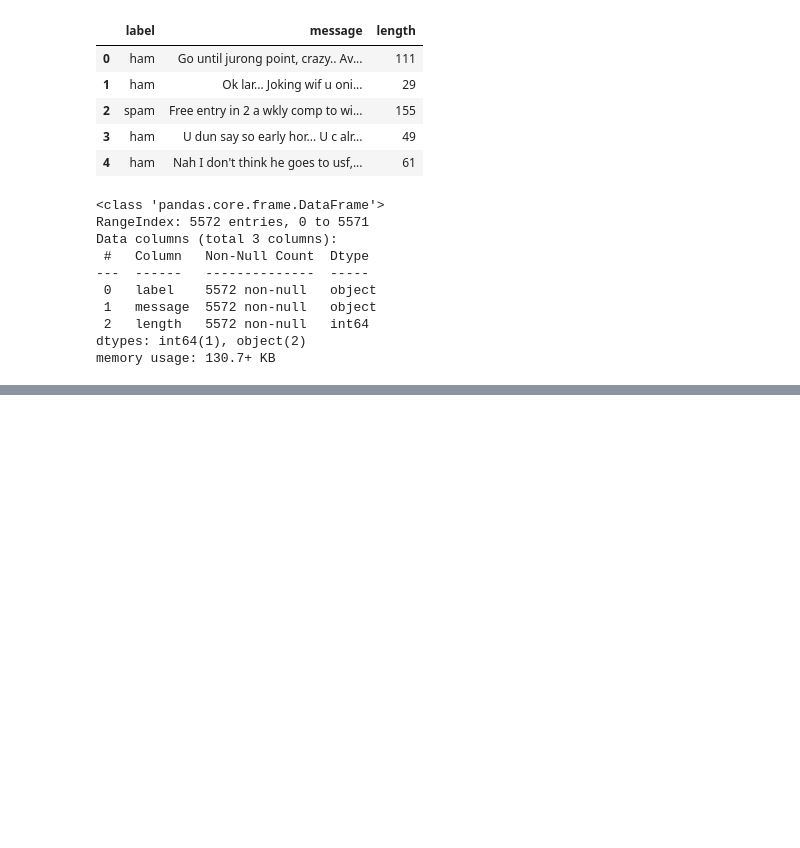
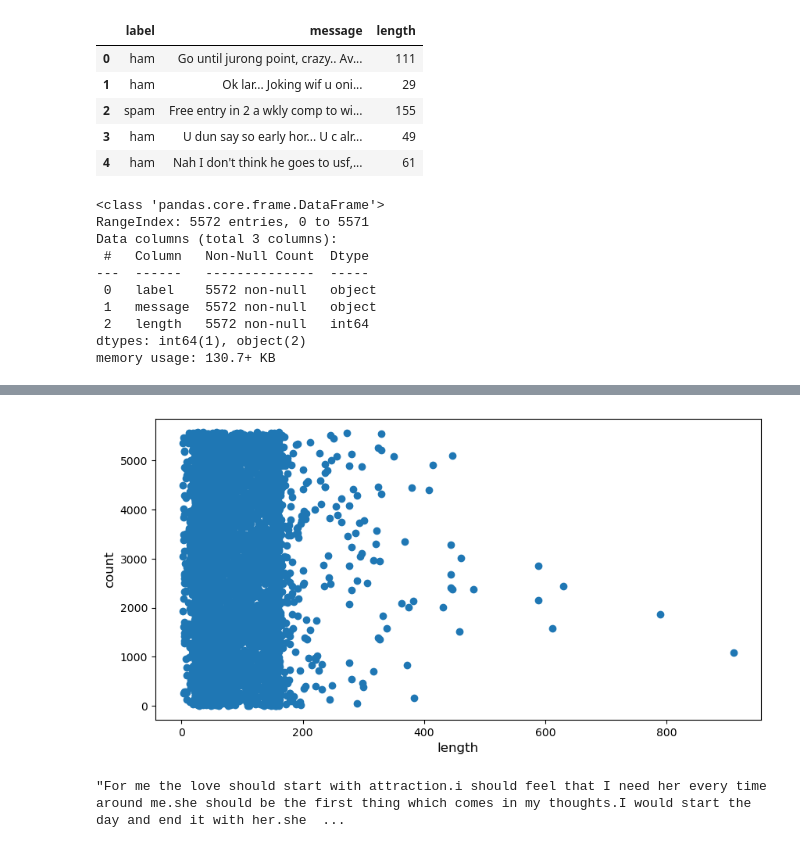
Before and after one commit to burakarabacioglu/Vodafone-ML-Internship-Portfolio, a Jupyter notebook: Sms_Spam_Detection/sms_spam_detection.ipynb, the cells around one changed output, grey strips where cells are left out. Drawn from its saved outputs; the diff is of its cells as text; code cells hidden in the pictures; blank space fills up the shorter version.

```diff
--- a/Sms_Spam_Detection/sms_spam_detection.ipynb
+++ b/Sms_Spam_Detection/sms_spam_detection.ipynb
@@ -50,0 +64,12 @@ memory usage: 130.7+ KB
+# %%
+plt.figure(figsize=(10,5))
+plt.scatter(messages.length.values, range(messages.shape[0]))
+plt.xlabel('length', fontsize=12)
+plt.ylabel('count', fontsize=12)
+plt.show()
+# %% [output]
+[figure, added]
+# %%
+messages[messages['length']==910]['message'].iloc[0]
+# %% [output]
+"For me the love should start with attraction.i should feel that I need her every time around me.she should be the first thing which comes in my thoughts.I would start the day and end it with her.she  ...
```
Also changed, not shown: parts of 3 cells of this notebook.
